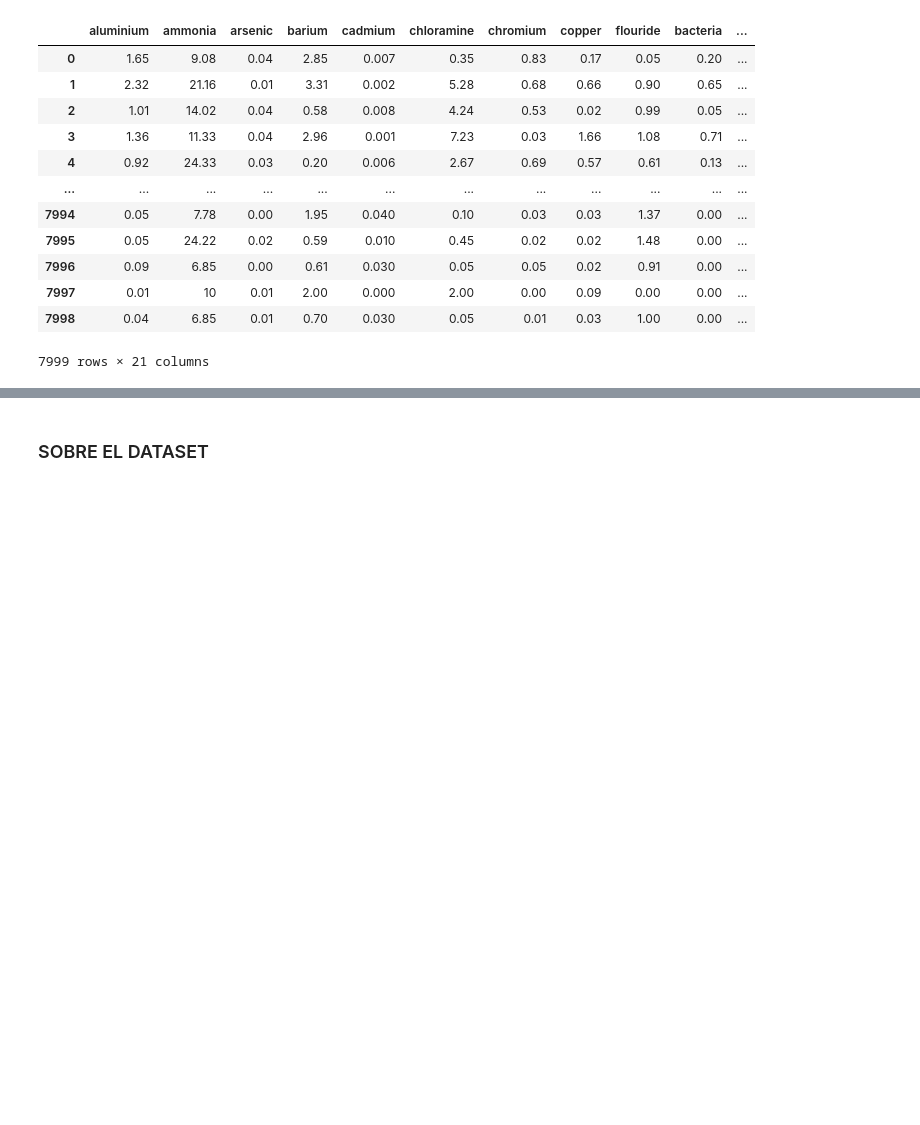
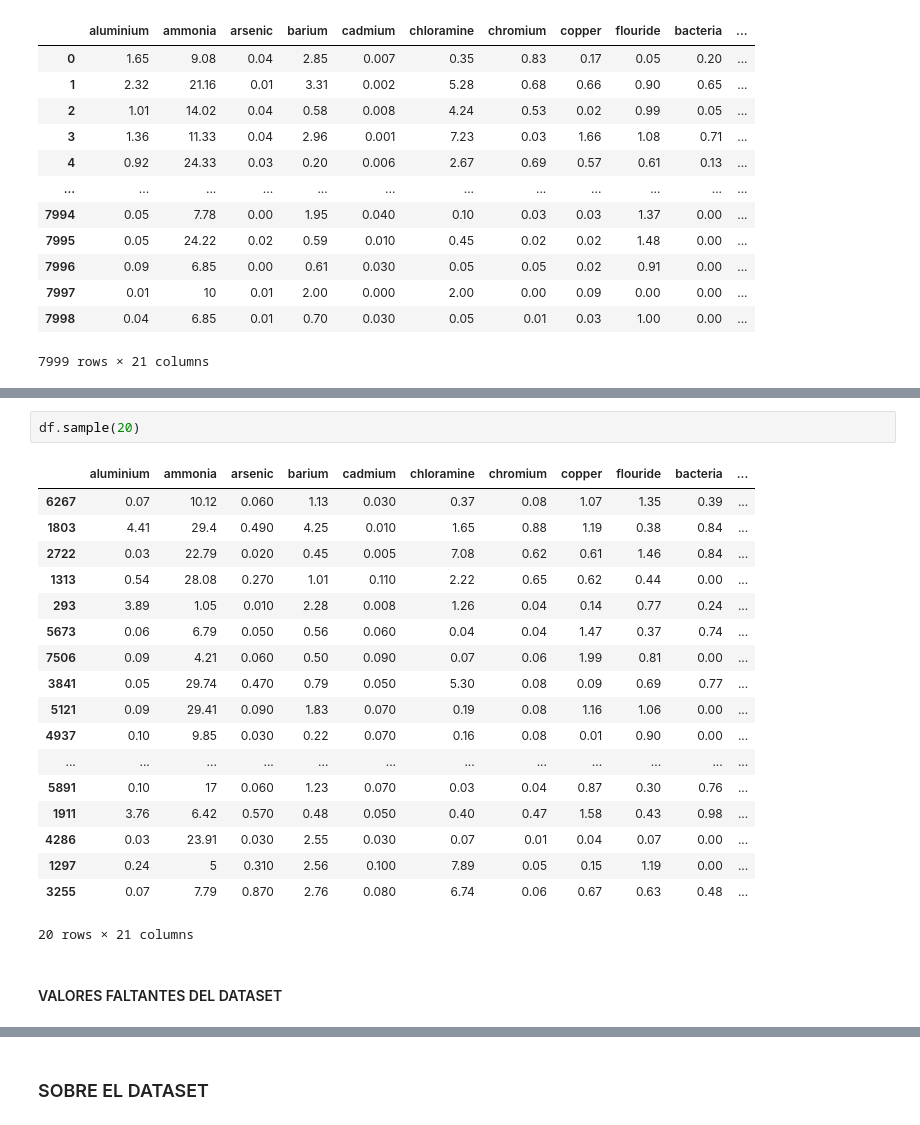
Before and after one commit to FacundoCardozo5/CoderHouse_CH-32845, a Jupyter notebook: notebooks/DatasetsCardozo.ipynb, the cells around one changed output, grey strips where cells are left out. Drawn from its saved outputs; the diff is of its cells as text; blank space fills up the shorter version.

Commit message:
ok dataset1

```diff
--- a/notebooks/DatasetsCardozo.ipynb
+++ b/notebooks/DatasetsCardozo.ipynb
@@ -25,0 +70,23 @@ df = pd.read_csv('/workspaces/CoderHouse_CH-32845/data/raw/waterquality.csv')
+# %%
+df.sample(20)
+# %% [output]
+|  | aluminium | ammonia | arsenic | barium | cadmium | chloramine | chromium | copper | flouride | bacteria | ... |
+| 6267 | 0.07 | 10.12 | 0.060 | 1.13 | 0.030 | 0.37 | 0.08 | 1.07 | 1.35 | 0.39 | ... |
+| 1803 | 4.41 | 29.4 | 0.490 | 4.25 | 0.010 | 1.65 | 0.88 | 1.19 | 0.38 | 0.84 | ... |
+| 2722 | 0.03 | 22.79 | 0.020 | 0.45 | 0.005 | 7.08 | 0.62 | 0.61 | 1.46 | 0.84 | ... |
+| 1313 | 0.54 | 28.08 | 0.270 | 1.01 | 0.110 | 2.22 | 0.65 | 0.62 | 0.44 | 0.00 | ... |
+| 293 | 3.89 | 1.05 | 0.010 | 2.28 | 0.008 | 1.26 | 0.04 | 0.14 | 0.77 | 0.24 | ... |
+| 5673 | 0.06 | 6.79 | 0.050 | 0.56 | 0.060 | 0.04 | 0.04 | 1.47 | 0.37 | 0.74 | ... |
+| 7506 | 0.09 | 4.21 | 0.060 | 0.50 | 0.090 | 0.07 | 0.06 | 1.99 | 0.81 | 0.00 | ... |
+| 3841 | 0.05 | 29.74 | 0.470 | 0.79 | 0.050 | 5.30 | 0.08 | 0.09 | 0.69 | 0.77 | ... |
+| 5121 | 0.09 | 29.41 | 0.090 | 1.83 | 0.070 | 0.19 | 0.08 | 1.16 | 1.06 | 0.00 | ... |
+| 4937 | 0.10 | 9.85 | 0.030 | 0.22 | 0.070 | 0.16 | 0.08 | 0.01 | 0.90 | 0.00 | ... |
+| ... | ... | ... | ... | ... | ... | ... | ... | ... | ... | ... | ... |
+| 5891 | 0.10 | 17 | 0.060 | 1.23 | 0.070 | 0.03 | 0.04 | 0.87 | 0.30 | 0.76 | ... |
+| 1911 | 3.76 | 6.42 | 0.570 | 0.48 | 0.050 | 0.40 | 0.47 | 1.58 | 0.43 | 0.98 | ... |
+| 4286 | 0.03 | 23.91 | 0.030 | 2.55 | 0.030 | 0.07 | 0.01 | 0.04 | 0.07 | 0.00 | ... |
+| 1297 | 0.24 | 5 | 0.310 | 2.56 | 0.100 | 7.89 | 0.05 | 0.15 | 1.19 | 0.00 | ... |
+| 3255 | 0.07 | 7.79 | 0.870 | 2.76 | 0.080 | 6.74 | 0.06 | 0.67 | 0.63 | 0.48 | ... |
+20 rows × 21 columns
+# %% [markdown]
+#### VALORES FALTANTES DEL DATASET
```
Also changed, not shown: parts of 7 cells of this notebook.
